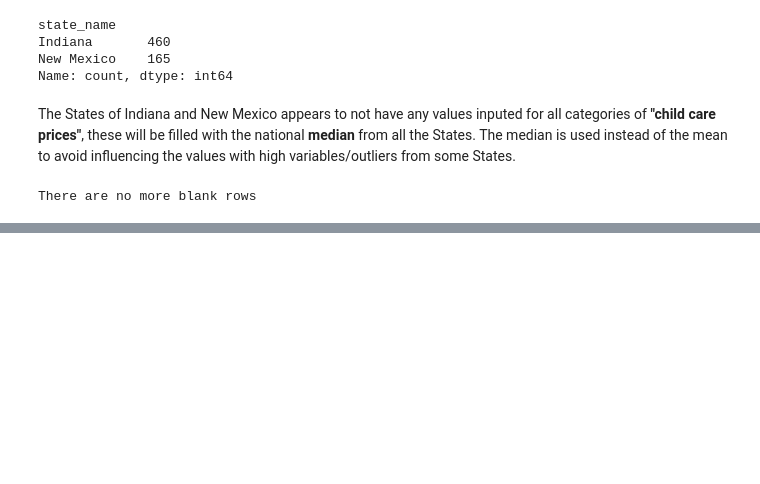
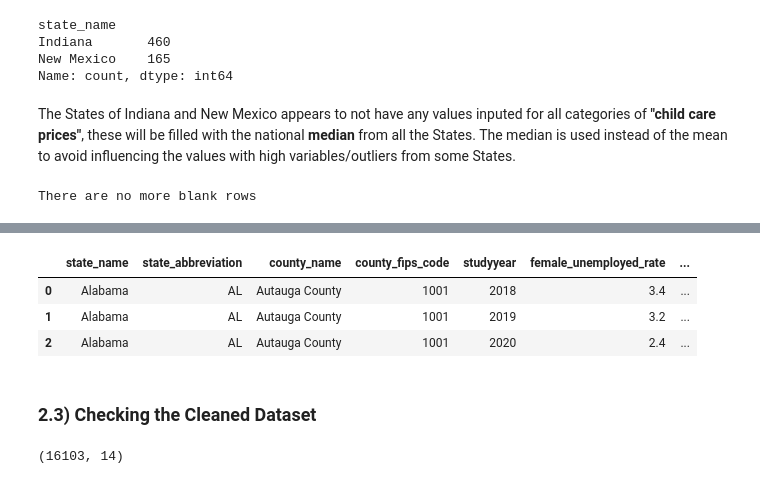
Before and after one commit to kaymighty86/us-poverty-rate-analysis, a Jupyter notebook: us_poverty_rate_analysis_notebook.ipynb, the cells around one changed output, grey strips where cells are left out. Cells and saved outputs as stored; diff of their text form; code cells hidden in the pictures; blank space fills up the shorter version.

```diff
--- a/us_poverty_rate_analysis_notebook.ipynb
+++ b/us_poverty_rate_analysis_notebook.ipynb
@@ -275,0 +273,5 @@ filtered_df.describe().T
+# %%
+filtered_df["1_bread_winner_hh"] = (filtered_df["h_under6_fwork"] + filtered_df["h_under6_mwork"] + filtered_df["h_under6_singlem"] + filtered_df["h_6to17_fwork"] + filtered_df["h_6to17_mwork"] + filtered_df["h_6to17_singlem"]).astype("int64")
+#Dropping the extra columns that are no more needed
+filtered_df = filtered_df.drop(["h_under6_fwork", "h_under6_mwork", "h_under6_singlem", "h_6to17_fwork", "h_6to17_mwork", "h_6to17_singlem"], axis=1)
+filtered_df.head(1)
@@ -275,0 +323,23 @@ filtered_df.describe().T
+# %%
+#renaming some of the attributes for clarity
+filtered_df = filtered_df.rename({
+    "totalpop": "population",
+    "funr_16": "female_unemployed_rate",
+    "munr_16": "male_unemployed_rate",
+    "mhi_2022": "2022_med_household_inc",
+    "pr_p": "poverty_rate",
+}, axis=1)
+
+filtered_df.head(3)
+# %% [output]
+|  | state_name | state_abbreviation | county_name | county_fips_code | studyyear | female_unemployed_rate | ... |
+| 0 | Alabama | AL | Autauga County | 1001 | 2018 | 3.4 | ... |
+| 1 | Alabama | AL | Autauga County | 1001 | 2019 | 3.2 | ... |
+| 2 | Alabama | AL | Autauga County | 1001 | 2020 | 2.4 | ... |
+# %% [markdown]
+### 2.3) Checking the Cleaned Dataset
+# %%
+#checking the new shape of the final dataset
+filtered_df.shape
+# %% [output]
+(16103, 14)
```
Also changed, not shown: parts of 39 cells of this notebook, 1 other file.
